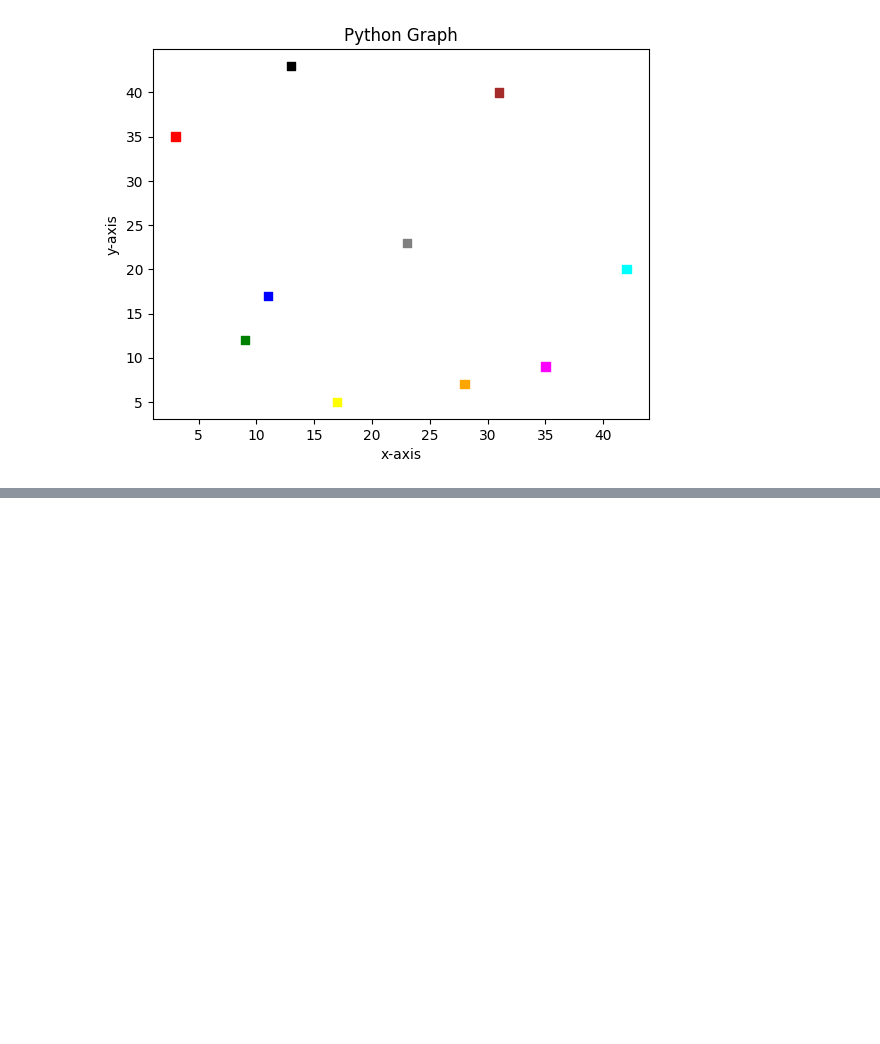
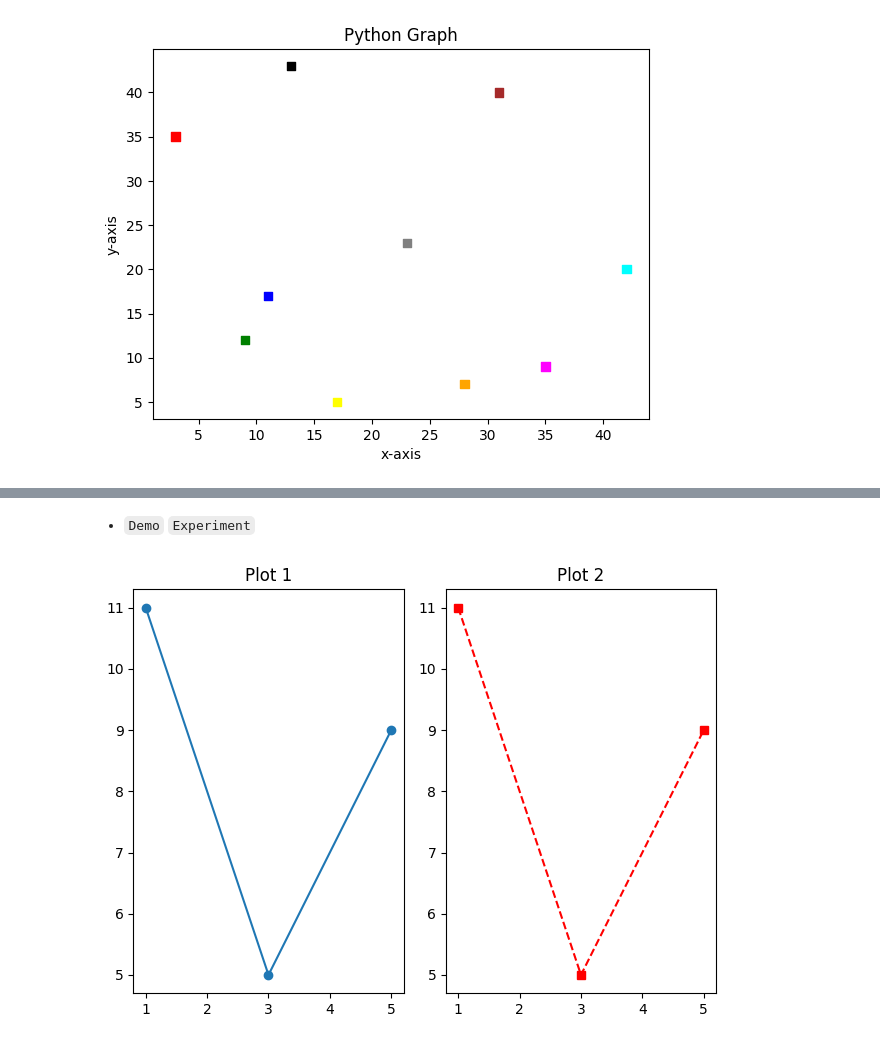
Before and after one commit to PratikRameshMajage/Python, a Jupyter notebook: Code_Practice.ipynb, the cells around one changed output, grey strips where cells are left out. Cells and saved outputs as stored; diff of their text form; code cells hidden in the pictures; blank space fills up the shorter version.

```diff
--- a/Code_Practice.ipynb
+++ b/Code_Practice.ipynb
@@ -4379,0 +4452,27 @@ pt.show()
+# %% [markdown]
+- `Demo` `Experiment`
+# %%
+import matplotlib.pyplot as pt
+import numpy as np
+
+x = np.array([1, 3, 5])
+y = np.array([11, 5, 9])
+
+# First subplot (1 row, 2 columns, 1st plot)
+pt.subplot(1, 2, 1)
+pt.plot(x, y, marker='o', linestyle='-')
+pt.title("Plot 1")
+
+a = np.array([1, 3, 5])
+b = np.array([11, 5, 9])
+
+# Second subplot (1 row, 2 columns, 2nd plot)
+pt.subplot(1, 2, 2)
+pt.plot(a, b, marker='s', linestyle='--', color='red')
+pt.title("Plot 2")
+
+# Show all plots together
+pt.tight_layout()  # Adjust layout for better spacing
+pt.show()
+# %% [output]
+[figure, added]
```
Also changed, not shown: parts of 34 cells of this notebook, 4 other files.
